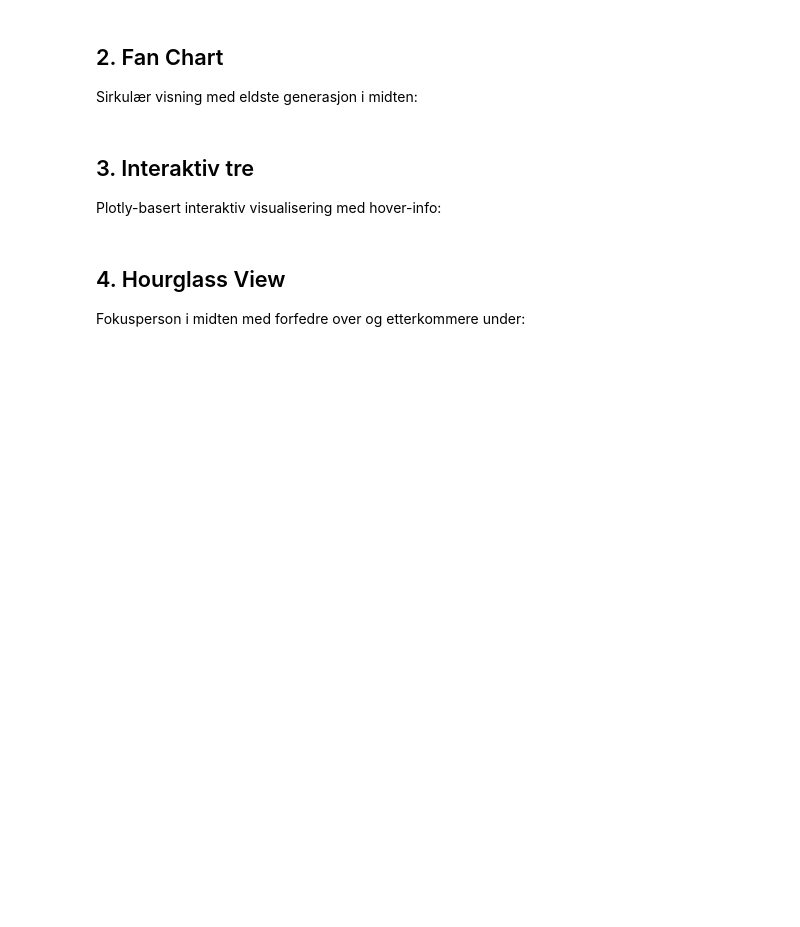
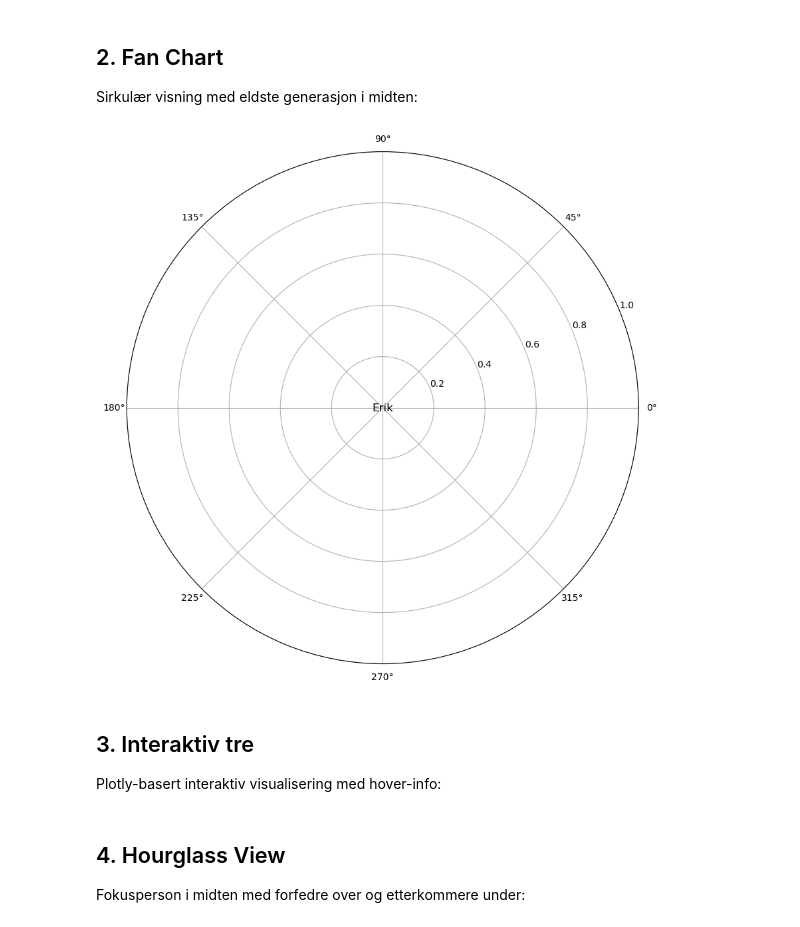
Before and after one commit to arvidl/slektstre, a Jupyter notebook: notebooks/04_visualisering.ipynb, the cells around one changed output. Cells and saved outputs as stored; diff of their text form; code cells hidden in the pictures; blank space fills up the shorter version.

```diff
--- a/notebooks/04_visualisering.ipynb
+++ b/notebooks/04_visualisering.ipynb
@@ -58,8 +70,16 @@ plt.show()
 Sirkulær visning med eldste generasjon i midten:
 # %%
 # Plott fan chart
-fig = plot_fan_chart(slektstre, title="Fan Chart - Sirkulær visning")
-plt.show()
+# Vi trenger en root_person_id for fan chart - bruk første person
+alle_personer = slektstre.get_all_persons()
+if alle_personer:
+    root_person_id = alle_personer[0].id
+    fig = plot_fan_chart(slektstre, root_person_id, title="Fan Chart - Sirkulær visning")
+    plt.show()
+else:
+    print("Ingen personer funnet i slektstreet!")
+# %% [output]
+[figure, added]
 # %% [markdown]
 ## 3. Interaktiv tre
 
```
Also changed, not shown: parts of 11 cells of this notebook, 15 other files.
